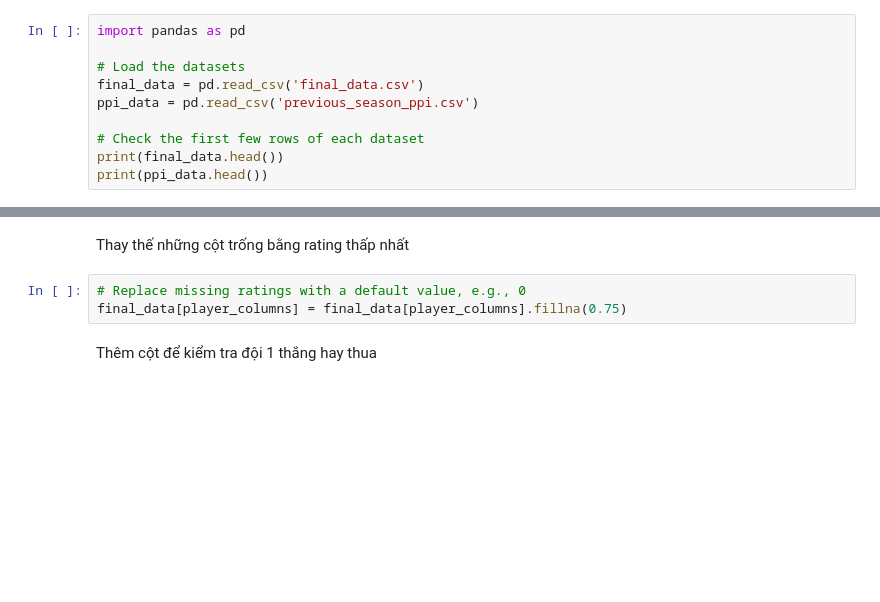
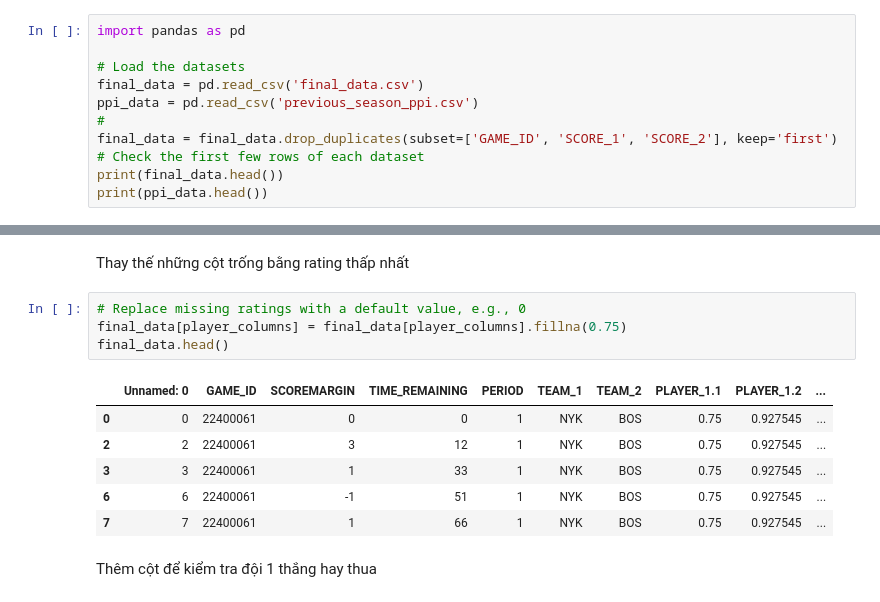
Before and after one commit to AriusTXB/Machine-Learning-Assignment, a Jupyter notebook: Testing XGBoost.ipynb, the cells around one changed output, grey strips where cells are left out. Saved outputs shown, nothing was run; the diff lists cells and outputs as text; blank space fills up the shorter version.

```diff
--- a/Testing XGBoost.ipynb
+++ b/Testing XGBoost.ipynb
@@ -6,7 +6,8 @@ import pandas as pd
 # Load the datasets
 final_data = pd.read_csv('final_data.csv')
 ppi_data = pd.read_csv('previous_season_ppi.csv')
-
+#
+final_data = final_data.drop_duplicates(subset=['GAME_ID', 'SCORE_1', 'SCORE_2'], keep='first')
 # Check the first few rows of each dataset
 print(final_data.head())
 print(ppi_data.head())
@@ -47,6 +48,14 @@ Thay thế những cột trống bằng rating thấp nhất
 # %%
 # Replace missing ratings with a default value, e.g., 0
 final_data[player_columns] = final_data[player_columns].fillna(0.75)
+final_data.head()
+# %% [output]
+|  | Unnamed: 0 | GAME_ID | SCOREMARGIN | TIME_REMAINING | PERIOD | TEAM_1 | TEAM_2 | PLAYER_1.1 | PLAYER_1.2 | ... |
+| 0 | 0 | 22400061 | 0 | 0 | 1 | NYK | BOS | 0.75 | 0.927545 | ... |
+| 2 | 2 | 22400061 | 3 | 12 | 1 | NYK | BOS | 0.75 | 0.927545 | ... |
+| 3 | 3 | 22400061 | 1 | 33 | 1 | NYK | BOS | 0.75 | 0.927545 | ... |
+| 6 | 6 | 22400061 | -1 | 51 | 1 | NYK | BOS | 0.75 | 0.927545 | ... |
+| 7 | 7 | 22400061 | 1 | 66 | 1 | NYK | BOS | 0.75 | 0.927545 | ... |
 # %% [markdown]
 Thêm cột để kiểm tra đội 1 thắng hay thua
 # %%
```
Also changed, not shown: parts of 12 cells of this notebook.
